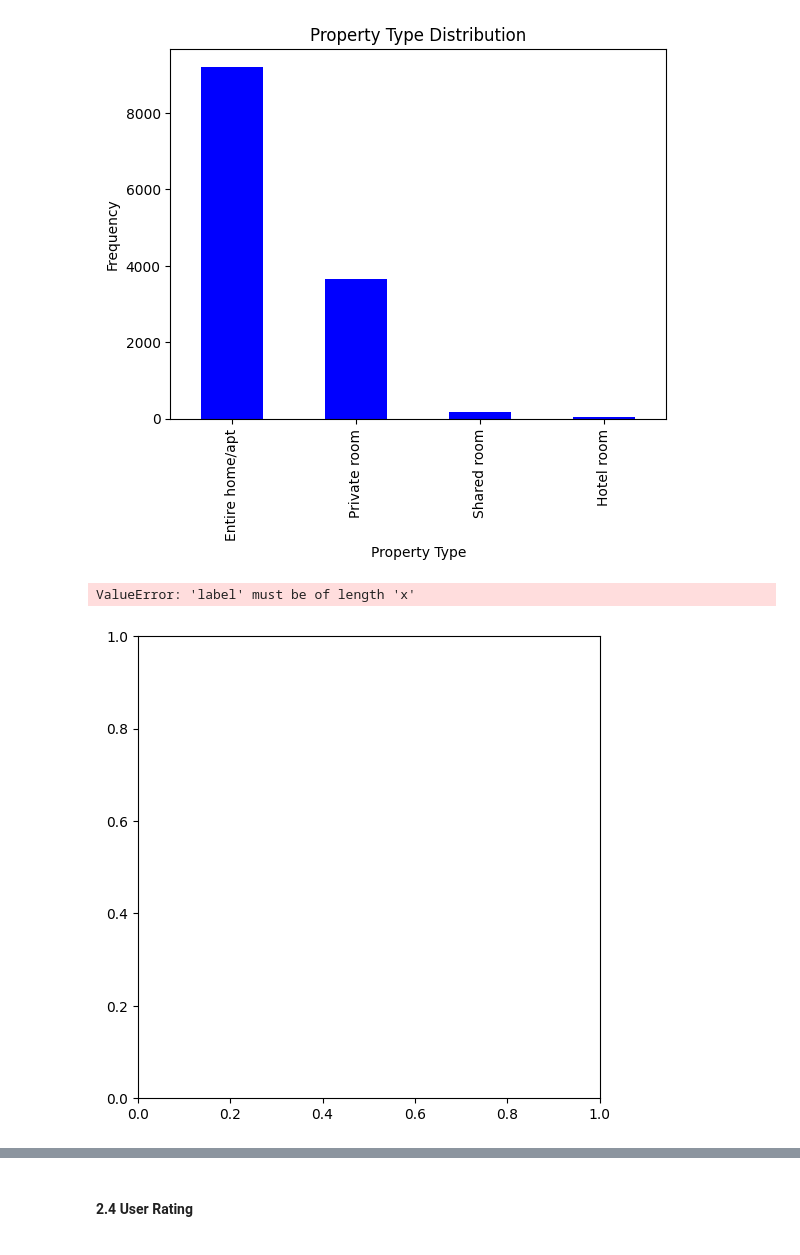
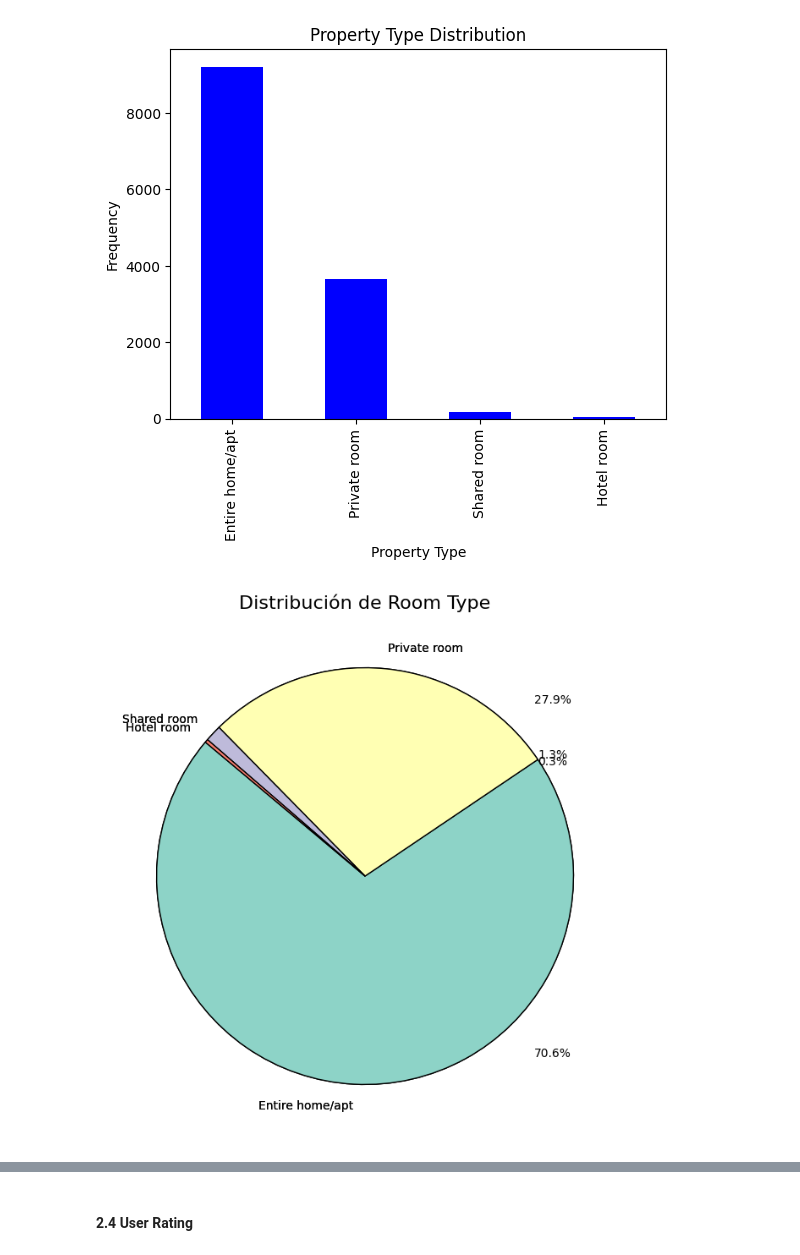
Before and after one commit to Lperdoca/Ciencia-de-datos.-Taller-1, a Jupyter notebook: EDA_AirBnb_Santiago de Chile.ipynb, the cells around one changed output, grey strips where cells are left out. Cells and saved outputs as stored; diff of their text form; code cells hidden in the pictures.

```diff
--- a/EDA_AirBnb_Santiago de Chile.ipynb
+++ b/EDA_AirBnb_Santiago de Chile.ipynb
@@ -300,17 +447,32 @@ plt.show()
 [figure]
 # %%
 #Pie Chart
-labels = listings_Santiago_df["room_type"]
-sizes = listings_Santiago_df["room_type"].value_counts()
-colors = ['#ff9999','#66b3ff','#99ff99','#ffcc99']
-explode = (0.1, 0, 0, 0)  # "Explota" la primera porción
+room_type_counts = listings_Santiago_df['room_type'].value_counts()
 
-plt.figure(figsize=(8, 6))
-plt.pie(sizes, explode=explode, labels=labels, colors=colors, autopct='%1.1f%%', startangle=140)
-plt.title("Property Type Distribution")
+plt.figure(figsize=(8, 8))
+plt.pie(
+    room_type_counts,
+    labels=room_type_counts.index,
+    startangle=140, # Rotar el gráfico para una mejor visualización
+    colors=sns.color_palette('Set3'), # Colores
+    wedgeprops={'edgecolor': 'black'} # Borde negro para las porciones
+)
 
+wedges, texts, autotexts = plt.pie(
+    room_type_counts,
+    labels=room_type_counts.index,
+    autopct='%1.1f%%', # Mostrar el porcentaje
+    startangle=140, # Rotar el gráfico para una mejor visualización
+    colors=sns.color_palette('Set3'), # Colores
+    wedgeprops={'edgecolor': 'black'}, # Borde negro para las porciones
+    pctdistance=0.85 # Ajustar la distancia del porcentaje al centro
+)
+for autotext in autotexts:
+    autotext.set_position((0.9, autotext.get_position()[1]))  # Desplazar hacia fuera
+    autotext.set_color('black')
+
+plt.title('Distribución de Room Type', fontsize=16)
 plt.show()
 # %% [output]
-ValueError: 'label' must be of length 'x'
-[figure, old version]
+[figure, new version]
 # %%
```
Also changed, not shown: parts of 50 cells of this notebook.
